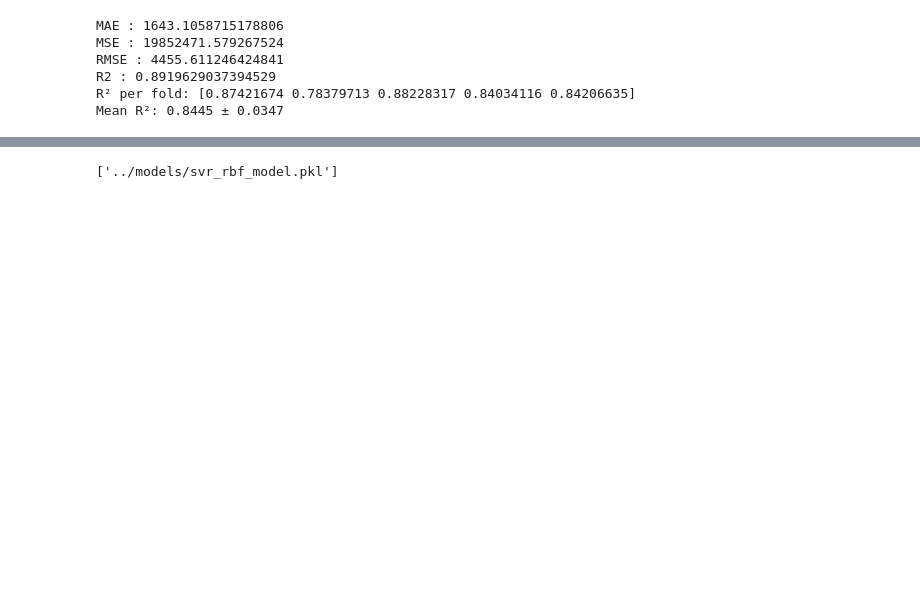
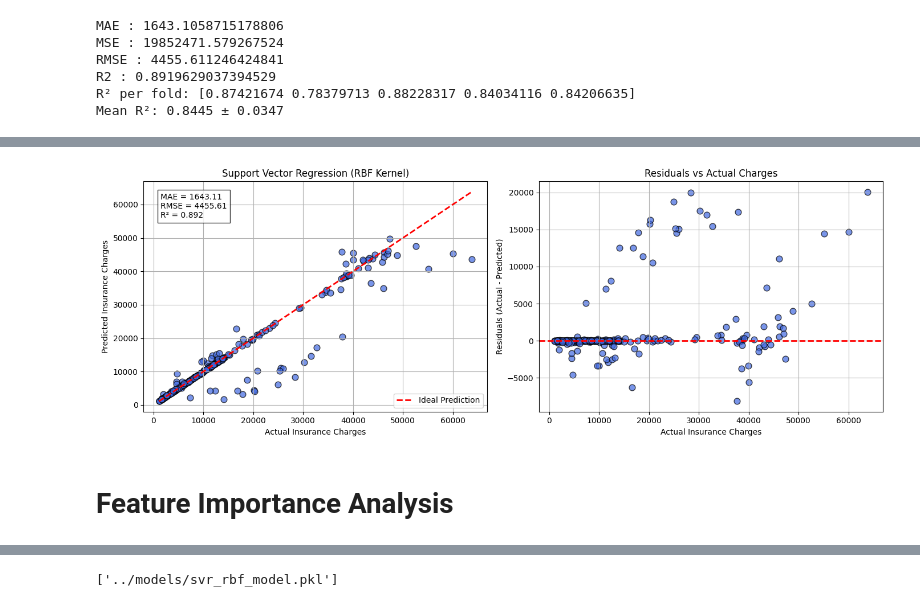
Before and after one commit to wongtaiming/Medical_Insurance_Cost_Prediction_ML, a Jupyter notebook: ml_training/04_SVRRBF.ipynb, the cells around one changed output, grey strips where cells are left out. Drawn from its saved outputs; the diff is of its cells as text; code cells hidden in the pictures; blank space fills up the shorter version.

```diff
--- a/ml_training/04_SVRRBF.ipynb
+++ b/ml_training/04_SVRRBF.ipynb
@@ -96,0 +140,34 @@ from sklearn.model_selection import GridSearchCV
+# %%
+fig, axes = plt.subplots(1, 2, figsize=(14, 5))
+
+# Plot 1: Actual vs Predicted (your existing plot)
+axes[0].scatter(y_test, y_pred, color='royalblue', edgecolor='black', alpha=0.7, s=60)
+min_val = min(min(y_test), min(y_pred))
+max_val = max(max(y_test), max(y_pred))
+axes[0].plot([min_val, max_val], [min_val, max_val], 'r--', linewidth=2, label='Ideal Prediction')
+axes[0].set_xlabel("Actual Insurance Charges")
+axes[0].set_ylabel("Predicted Insurance Charges")
+axes[0].set_title("Support Vector Regression (RBF Kernel)")
+axes[0].legend()
+axes[0].grid(True)
+axes[0].text(
+    0.05, 0.95, f"MAE = {mae:.2f}\nRMSE = {rmse:.2f}\nR² = {r2:.3f}",
+    transform=axes[0].transAxes, fontsize=10, verticalalignment='top',
+    bbox=dict(facecolor='white', alpha=0.8)
+)
+
+# Plot 2: Residuals Plot
+residuals = y_test - y_pred
+axes[1].scatter(y_test, residuals, color='royalblue', edgecolor='black', alpha=0.7, s=60)
+axes[1].axhline(0, color="red", linestyle="--", linewidth=2)
+axes[1].set_xlabel("Actual Insurance Charges")
+axes[1].set_ylabel("Residuals (Actual - Predicted)")
+axes[1].set_title("Residuals vs Actual Charges")
+axes[1].grid(True)
+
+plt.tight_layout()
+plt.show()
+# %% [output]
+[figure, added]
+# %% [markdown]
+<h1>Feature Importance Analysis</h1>
```
Also changed, not shown: parts of 22 cells of this notebook.
